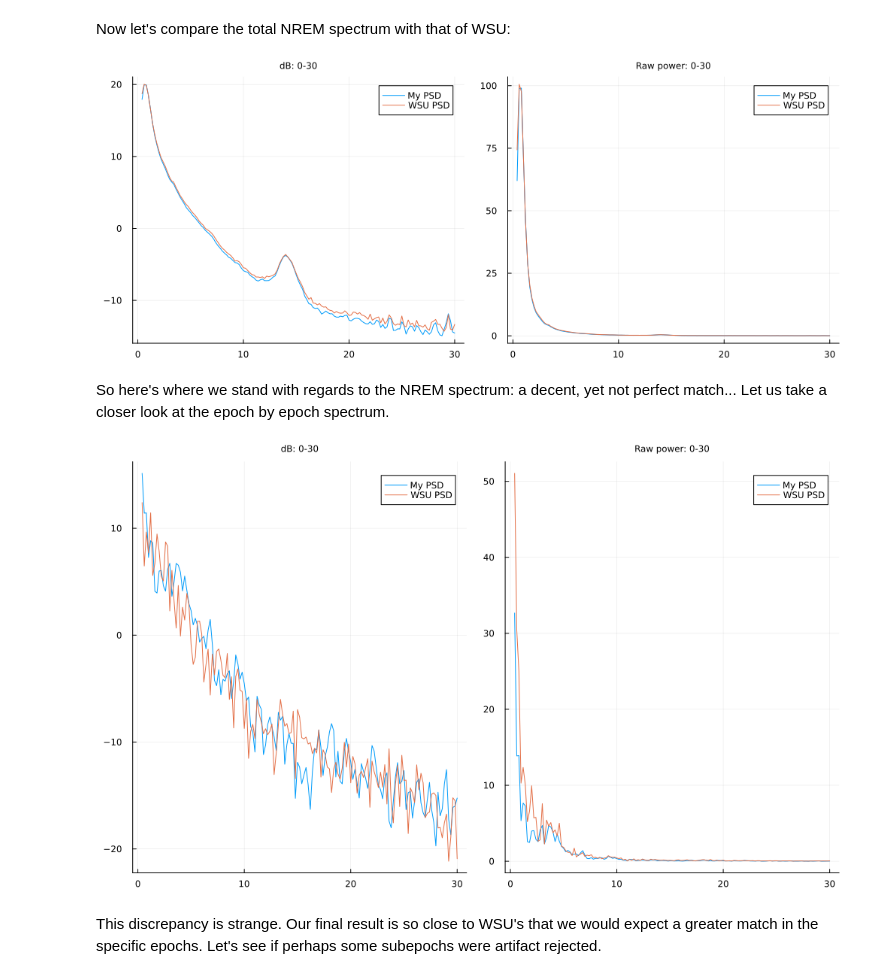
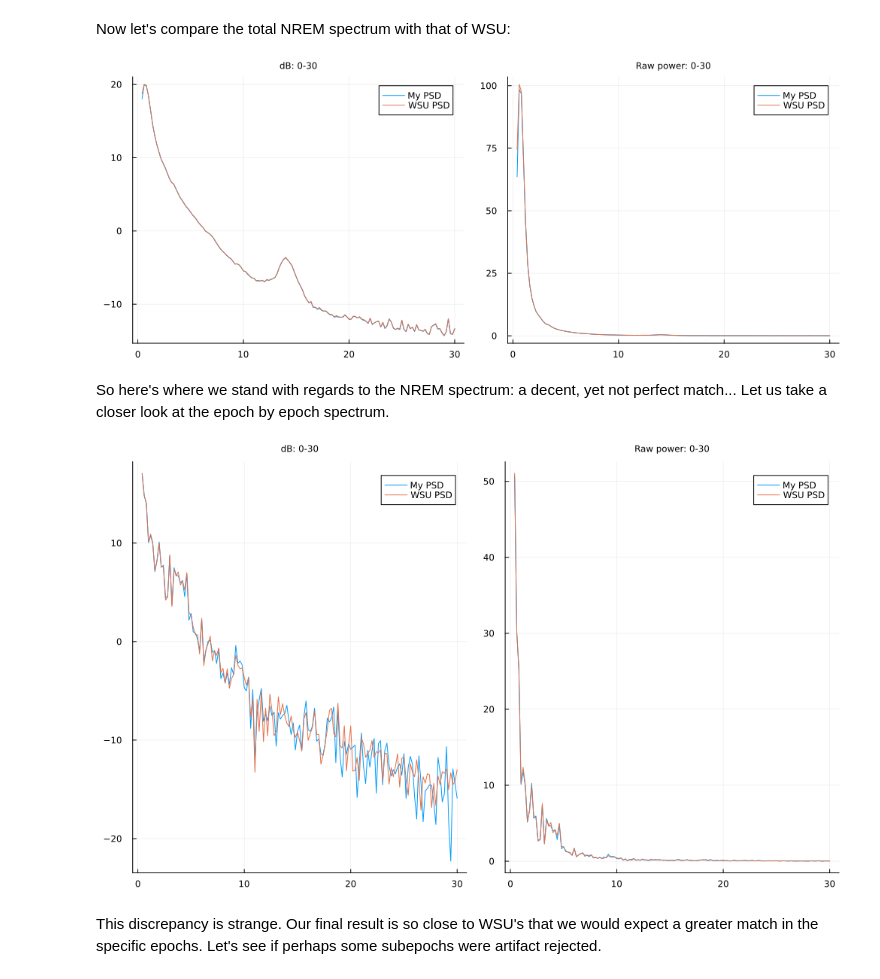
Before and after one commit to slopezpereyra/EEGToolkit.jl, a Jupyter notebook: experiments/PSA.ipynb, the cells around one changed output. Saved outputs shown, nothing was run; the diff lists cells and outputs as text; code cells hidden in the pictures.

```diff
--- a/experiments/PSA.ipynb
+++ b/experiments/PSA.ipynb
@@ -193,14 +193,17 @@ Now, we need to keep in mind that at WSU the analysis is done as follows:
 
 So let's write a function that uses our power spectrum analysis algorithm in this way. It will not return the period mean, but a list with the spectrum of each epoch. This will allow us to compare our results with those of WSU in greater detail.
 # %%
-
+function center_data(vector)
+    vector .- mean(vector)
+end
 
 function analyze(epochs, fs; segment_length=fs*5)
     spectrums = []
     psd = Nothing
     for epoch in epochs
         subepochs = segment(epoch, segment_length; symmetric=true)
-        psd = PSD(subepochs, fs; normalization=1, window_function=hanning)
+        #subepochs = map(center_data, subepochs)
+        psd = PSD(subepochs, fs; normalization=1, window_function=rect)
         push!(spectrums, psd.spectrum)
     end
     return psd.freq, spectrums
@@ -227,23 +230,23 @@ p2 = plot!(frequency,  ( mean(wsu_spectrums) ), label="WSU PSD")
 
 plot(p1, p2, size=(1000, 400))
 # %% [output]
-[figure, old version]
+[figure, new version]
 # %% [markdown]
 So here's where we stand with regards to the NREM spectrum: a decent, yet not perfect match... Let us take a closer look at the epoch by epoch spectrum.
 # %%
 function compare_epoch_spectrum(epoch)
-    p1 = plot(F,  pow2db.( S[epoch] ) , label="My PSD", title="dB: 0-30", titlefontsize=8)
+    p1 = plot(F,  pow2db.( anS[epoch] ) , label="My PSD", title="dB: 0-30", titlefontsize=8)
     p1 = plot!(frequency,  pow2db.( wsu_spectrums[epoch] ), label="WSU PSD")
 
-    p2 = plot(F,  ( S[epoch] ) , label="My PSD", title="Raw power: 0-30", titlefontsize=8)
+    p2 = plot(F,  ( anS[epoch] ) , label="My PSD", title="Raw power: 0-30", titlefontsize=8)
     p2 = plot!(frequency,  ( wsu_spectrums[epoch] ), label="WSU PSD")
 
     plot(p1, p2, size=(1000, 600))
 end
 
 compare_epoch_spectrum(1)
 # %% [output]
-[figure, old version]
+[figure, new version]
 # %% [markdown]
 This discrepancy is strange. Our final result is so close to WSU's that we would expect a greater match in the specific epochs. Let's see if perhaps some subepochs were artifact rejected.
 # %%
```
Also changed, not shown: parts of 4 cells of this notebook, 10 other files.
